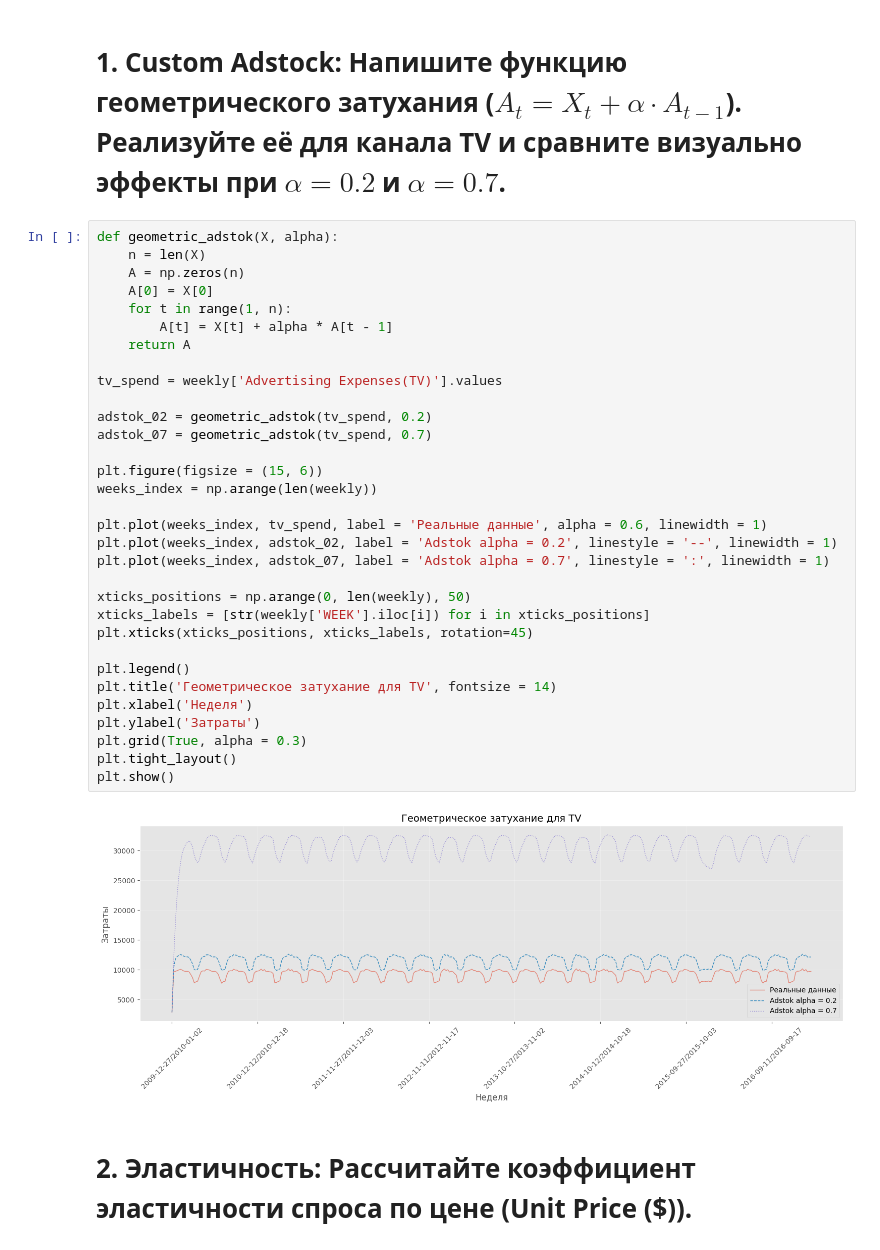
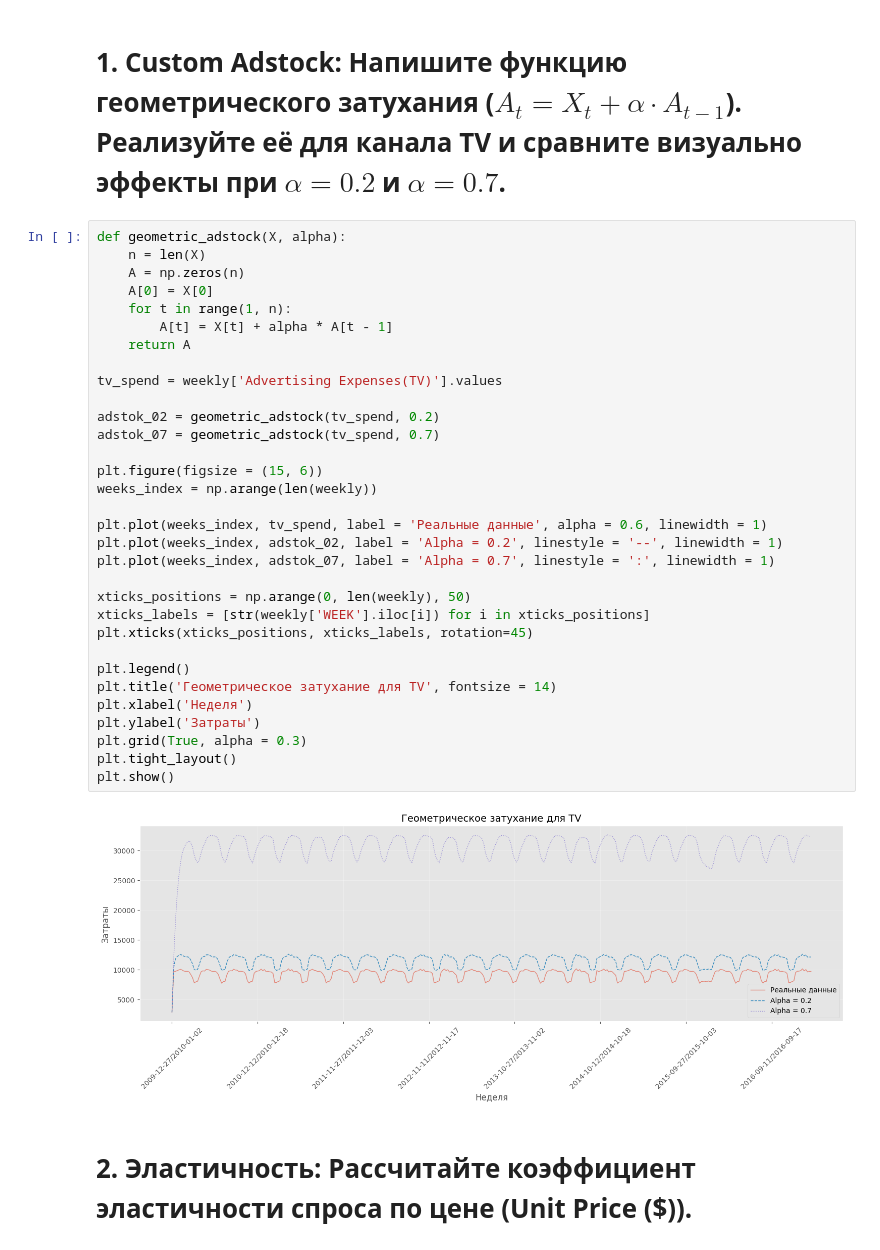
Before and after one commit to UlyanaLuzhkova/meridian-mmm-case, a Jupyter notebook: Desktop/meridian-mmm-case/notebooks/solution.ipynb, the cells around one changed output. Cells and saved outputs as stored; diff of their text form.

```diff
--- a/Desktop/meridian-mmm-case/notebooks/solution.ipynb
+++ b/Desktop/meridian-mmm-case/notebooks/solution.ipynb
@@ -260,39 +257,39 @@ Media tensor shape: (374, 5, 2)
 # %% [markdown]
 # 1. Custom Adstock: Напишите функцию геометрического затухания ($A_t = X_t + \alpha \cdot A_{t-1}$). Реализуйте её для канала TV и сравните визуально эффекты при $\alpha = 0.2$ и $\alpha = 0.7$.
 # %%
-def geometric_adstok(X, alpha):
+def geometric_adstock(X, alpha):
     n = len(X)
     A = np.zeros(n)
     A[0] = X[0]
     for t in range(1, n):
         A[t] = X[t] + alpha * A[t - 1]
     return A
 
 tv_spend = weekly['Advertising Expenses(TV)'].values
 
-adstok_02 = geometric_adstok(tv_spend, 0.2)
-adstok_07 = geometric_adstok(tv_spend, 0.7)
+adstok_02 = geometric_adstock(tv_spend, 0.2)
+adstok_07 = geometric_adstock(tv_spend, 0.7)
 
 plt.figure(figsize = (15, 6))
 weeks_index = np.arange(len(weekly))
 
 plt.plot(weeks_index, tv_spend, label = 'Реальные данные', alpha = 0.6, linewidth = 1)
-plt.plot(weeks_index, adstok_02, label = 'Adstok alpha = 0.2', linestyle = '--', linewidth = 1)
-plt.plot(weeks_index, adstok_07, label = 'Adstok alpha = 0.7', linestyle = ':', linewidth = 1)
+plt.plot(weeks_index, adstok_02, label = 'Alpha = 0.2', linestyle = '--', linewidth = 1)
+plt.plot(weeks_index, adstok_07, label = 'Alpha = 0.7', linestyle = ':', linewidth = 1)
 
 xticks_positions = np.arange(0, len(weekly), 50)
 xticks_labels = [str(weekly['WEEK'].iloc[i]) for i in xticks_positions]
 plt.xticks(xticks_positions, xticks_labels, rotation=45)
 
 plt.legend()
 plt.title('Геометрическое затухание для TV', fontsize = 14)
 plt.xlabel('Неделя')
 plt.ylabel('Затраты')
 plt.grid(True, alpha = 0.3)
 plt.tight_layout()
 plt.show()
 # %% [output]
-[figure, old version]
+[figure, new version]
 # %% [markdown]
 # 2. Эластичность: Рассчитайте коэффициент эластичности спроса по цене (Unit Price ($)).
 # %%
```
Also changed, not shown: parts of 4 cells of this notebook.
